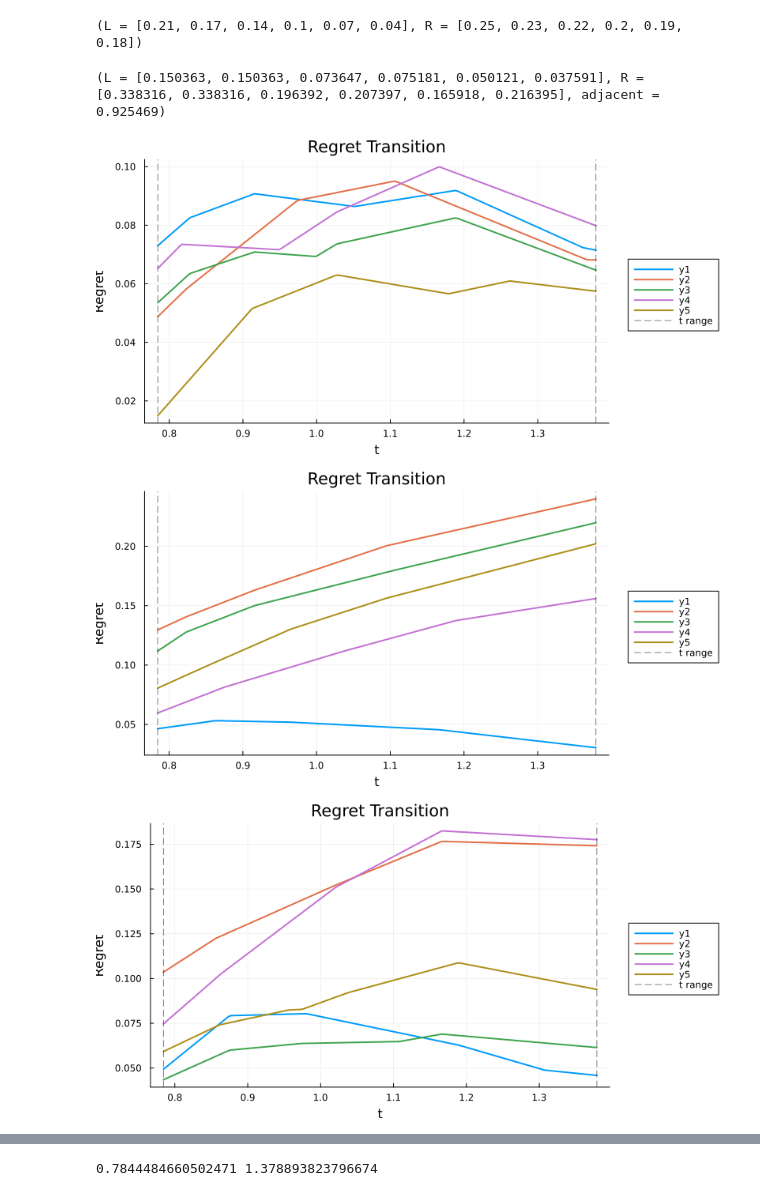
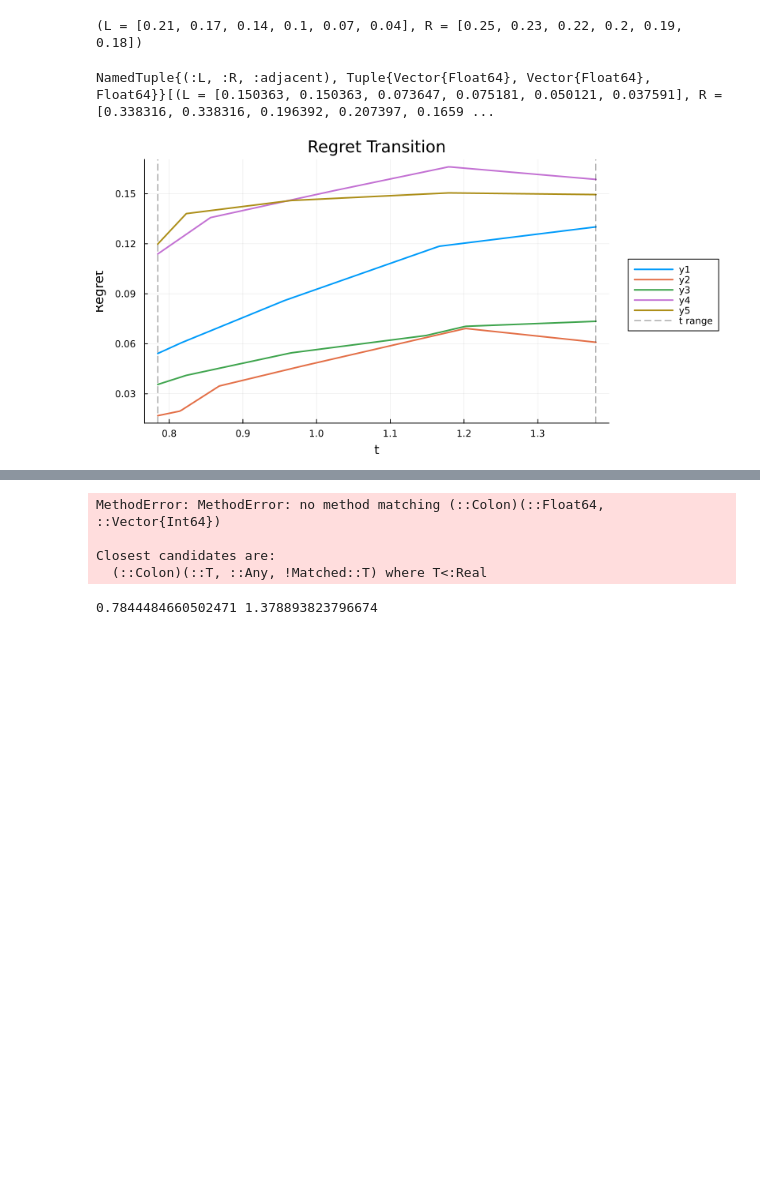
Before and after one commit to serori521/Interval-AHP-alt-rank, a Jupyter notebook: src/rank_change_interval.ipynb, the cells around one changed output, grey strips where cells are left out. Cells and saved outputs as stored; diff of their text form; code cells hidden in the pictures; blank space fills up the shorter version.

```diff
--- a/src/rank_change_interval.ipynb
+++ b/src/rank_change_interval.ipynb
@@ -35,21 +37,19 @@ trueW= read_true_weights("A" )
 #ファイルからの読み取り
 i = 1
 methodW = read_method_weights("A/MMRW", i,6);
-println(methodW[i])
+println(methodW[1])
 # %% [output]
-(L = [0.150363, 0.150363, 0.073647, 0.075181, 0.050121, 0.037591], R = [0.338316, 0.338316, 0.196392, 0.207397, 0.165918, 0.216395], adjacent = 0.925469)
+NamedTuple{(:L, :R, :adjacent), Tuple{Vector{Float64}, Vector{Float64}, Float64}}[(L = [0.150363, 0.150363, 0.073647, 0.075181, 0.050121, 0.037591], R = [0.338316, 0.338316, 0.196392, 0.207397, 0.1659 ...
 # %%
 t_range = find_optimal_trange(methodW[1].L,methodW[1].R)
-num = [5,8,13,15]
+num = [1]
 # プロット生成
 for i in num
     p = plot_regret_transition(utility[i], methodW, t_range)
     display(p)
 end
 t = 0.7844484660502471: [5, 2, 3, 4, 1]
 t = 0.9341214990725943: [5, 3, 4, 2, 1]
 t = 1.378893823796674: [5, 3, 4, 2, 1]
 # %% [output]
-[figure, old version]
+[figure, new version]
-[figure, removed]
-[figure, removed]
@@ -57,3 +56,7 @@ t = 1.378893823796674: [5, 3, 4, 2, 1]
+MethodError: MethodError: no method matching (::Colon)(::Float64, ::Vector{Int64})
+
+Closest candidates are:
+  (::Colon)(::T, ::Any, !Matched::T) where T<:Real
 # %%
 #最適解の範囲を計算
 tᴸ,tᴿ= find_optimal_trange(methodW[1].L,methodW[1].R)
```
Also changed, not shown: parts of 3 cells of this notebook, 11 other files.
